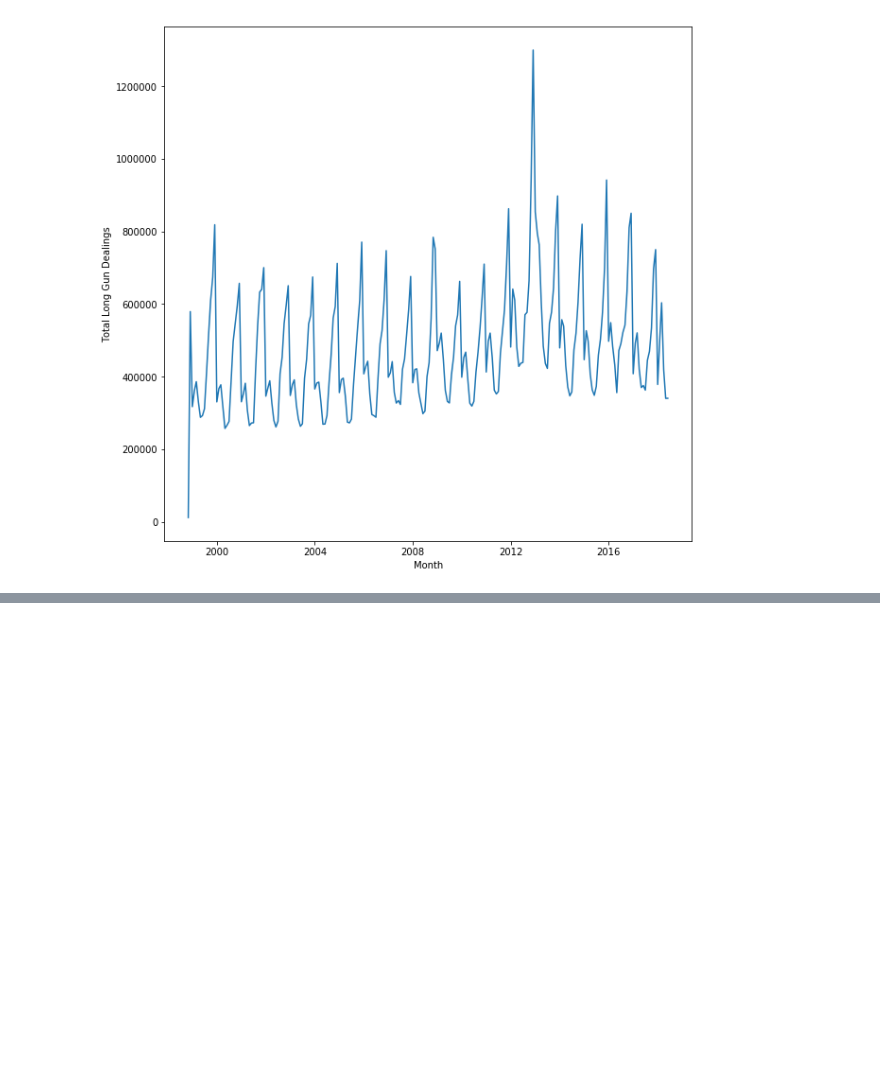
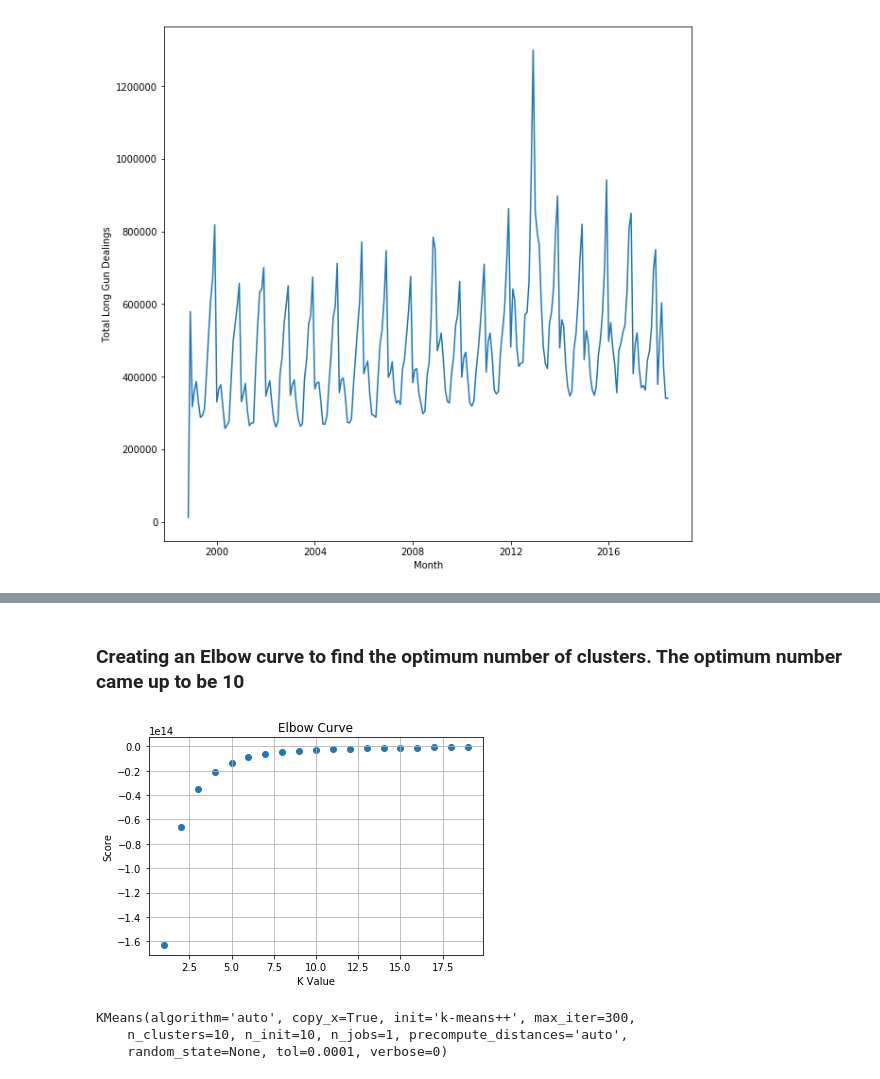
Before and after one commit to raksha592/Data-Analysis-on-Gun-Violence, a Jupyter notebook: Exploratory Data Analysis-2.ipynb, the cells around one changed output, grey strips where cells are left out. Saved outputs shown, nothing was run; the diff lists cells and outputs as text; code cells hidden in the pictures; blank space fills up the shorter version.

```diff
--- a/Exploratory Data Analysis-2.ipynb
+++ b/Exploratory Data Analysis-2.ipynb
@@ -75,0 +85,34 @@ ax=sns.lineplot(x=NumberOfLongGunsBought.index,y="Total Long Gun Dealings",data=
+# %%
+df["month"]=pd.to_datetime(df["month"])
+df["Year"]=df["month"].apply(lambda x:x.year)
+# %%
+clusteringModel=df.groupby(["Year","state"])["totals"].sum()
+# %%
+clusteringModel=pd.DataFrame(clusteringModel)
+# %%
+scores = []
+
+for k in range(1,20):
+    kmeanModel = KMeans(n_clusters=k)
+    kmeanModel.fit(clusteringModel)
+    scores.append(kmeanModel.fit(clusteringModel).score(clusteringModel))
+# %% [markdown]
+### Creating an Elbow curve to find the optimum number of clusters. The optimum number came up to be 10
+# %%
+plt.close('all')
+#plt.figure(figsize=(12,7))
+plt.scatter(range(1,20), scores)
+plt.grid()
+plt.title('Elbow Curve')
+plt.xlabel('K Value')
+plt.ylabel('Score')
+plt.show()
+# %% [output]
+[figure, added]
+# %%
+kmeanModel = KMeans(n_clusters=10)
+kmeanModel.fit(clusteringModel)
+# %% [output]
+KMeans(algorithm='auto', copy_x=True, init='k-means++', max_iter=300,
+    n_clusters=10, n_init=10, n_jobs=1, precompute_distances='auto',
+    random_state=None, tol=0.0001, verbose=0)
```
Also changed, not shown: parts of 22 cells of this notebook.
